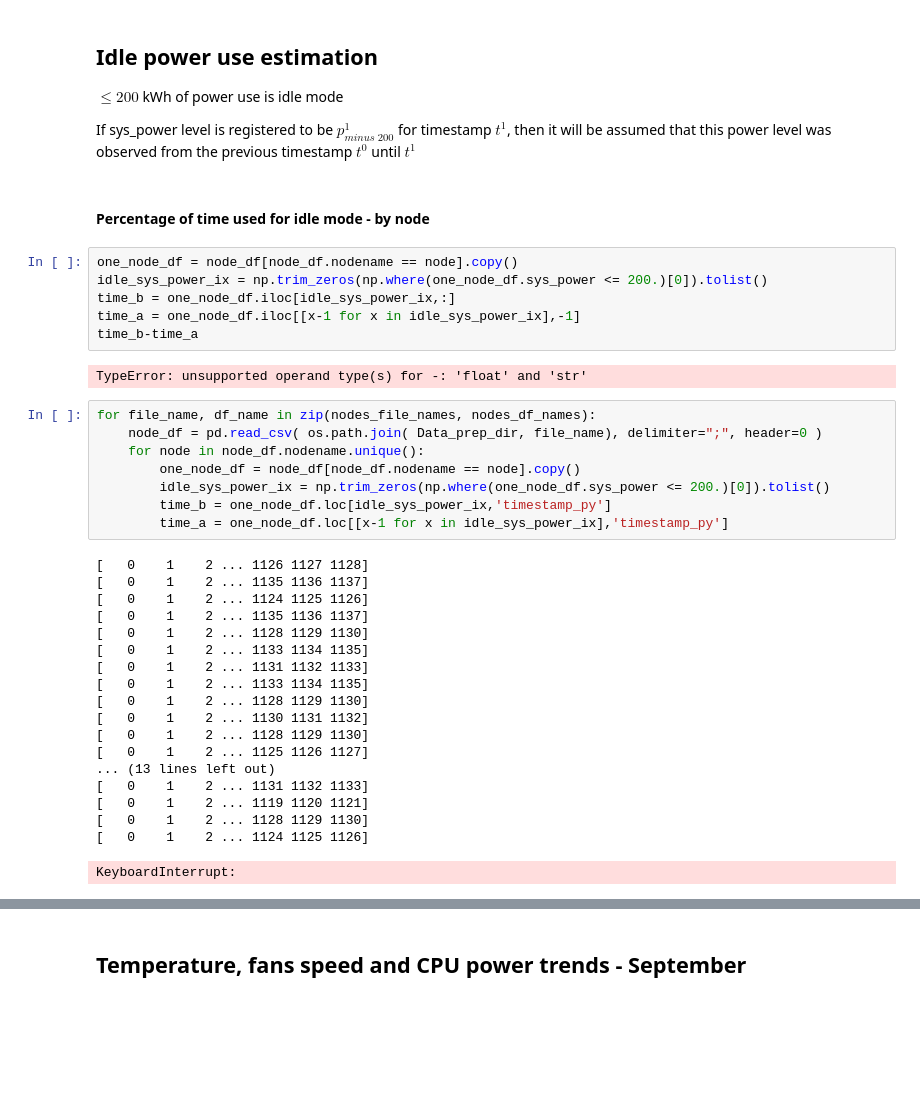
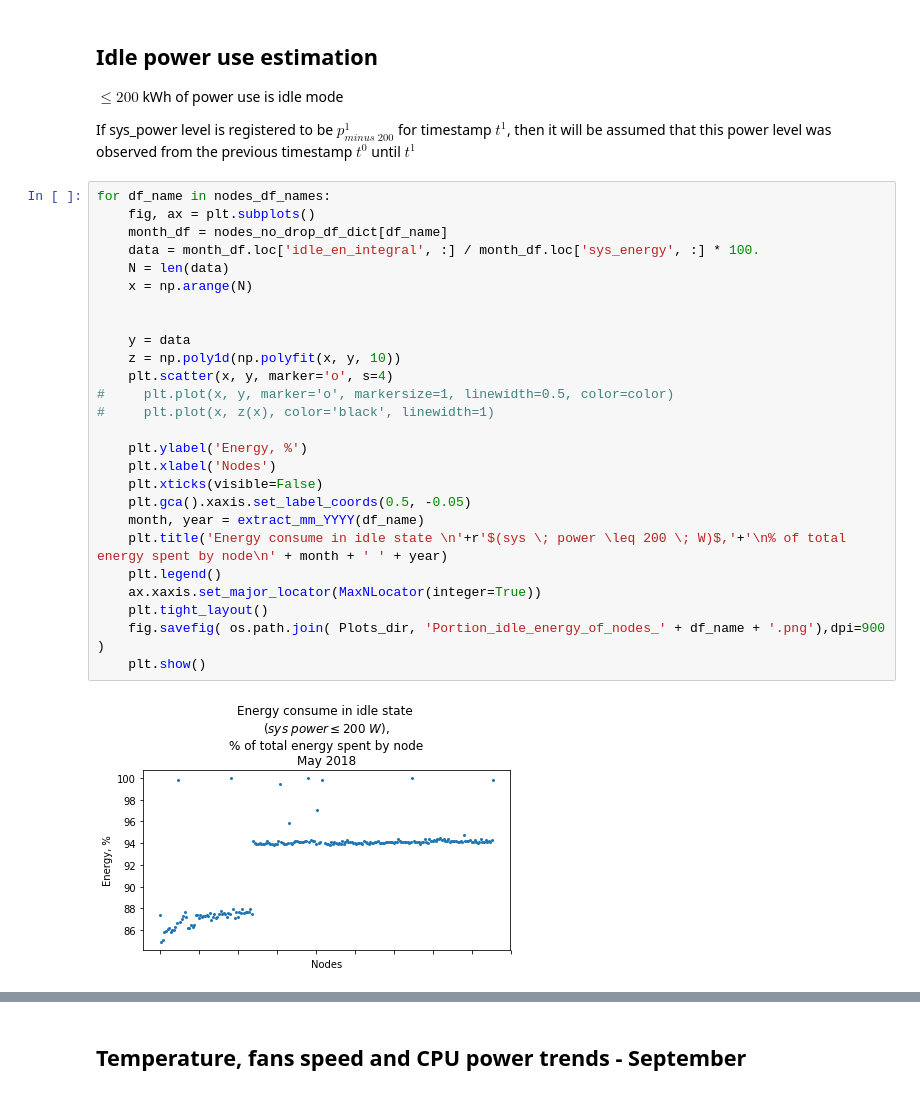
Before and after one commit to Anastasiia-Grishina/PERCCOM_Thesis, a Jupyter notebook: CRESCO 6/Visualization Nodes CRESCO 6.ipynb, the cells around one changed output, grey strips where cells are left out. Saved outputs shown, nothing was run; the diff lists cells and outputs as text; blank space fills up the shorter version.

```diff
--- a/CRESCO 6/Visualization Nodes CRESCO 6.ipynb
+++ b/CRESCO 6/Visualization Nodes CRESCO 6.ipynb
@@ -821,40 +698,31 @@ $\leq 200$ kWh of power use is idle mode
 
 
 If sys_power level is registered to be $p^1_{{minus\;200}}$ for timestamp $t^1$, then it will be assumed that this power level was observed from the previous timestamp $t^0$ until $t^1$
-# %% [markdown]
-#### Percentage of time used for idle mode - by node
-# %%
-one_node_df = node_df[node_df.nodename == node].copy()
-idle_sys_power_ix = np.trim_zeros(np.where(one_node_df.sys_power <= 200.)[0]).tolist()
-time_b = one_node_df.iloc[idle_sys_power_ix,:]
-time_a = one_node_df.iloc[[x-1 for x in idle_sys_power_ix],-1]
-time_b-time_a
-# %% [output]
-TypeError: unsupported operand type(s) for -: 'float' and 'str'
-# %%
-for file_name, df_name in zip(nodes_file_names, nodes_df_names):
-    node_df = pd.read_csv( os.path.join( Data_prep_dir, file_name), delimiter=";", header=0 )
-    for node in node_df.nodename.unique():
-        one_node_df = node_df[node_df.nodename == node].copy()
-        idle_sys_power_ix = np.trim_zeros(np.where(one_node_df.sys_power <= 200.)[0]).tolist()
-        time_b = one_node_df.loc[idle_sys_power_ix,'timestamp_py']
-        time_a = one_node_df.loc[[x-1 for x in idle_sys_power_ix],'timestamp_py']
-# %% [output]
-[   0    1    2 ... 1126 1127 1128]
-[   0    1    2 ... 1135 1136 1137]
-[   0    1    2 ... 1124 1125 1126]
-[   0    1    2 ... 1135 1136 1137]
-[   0    1    2 ... 1128 1129 1130]
-[   0    1    2 ... 1133 1134 1135]
-[   0    1    2 ... 1131 1132 1133]
-[   0    1    2 ... 1133 1134 1135]
-[   0    1    2 ... 1128 1129 1130]
-[   0    1    2 ... 1130 1131 1132]
-[   0    1    2 ... 1128 1129 1130]
-[   0    1    2 ... 1125 1126 1127]
-... (13 lines left out)
-[   0    1    2 ... 1131 1132 1133]
-[   0    1    2 ... 1119 1120 1121]
-[   0    1    2 ... 1128 1129 1130]
-[   0    1    2 ... 1124 1125 1126]
-KeyboardInterrupt:
+# %%
+for df_name in nodes_df_names:
+    fig, ax = plt.subplots()
+    month_df = nodes_no_drop_df_dict[df_name]
+    data = month_df.loc['idle_en_integral', :] / month_df.loc['sys_energy', :] * 100.
+    N = len(data)
+    x = np.arange(N)
+
+
+    y = data
+    z = np.poly1d(np.polyfit(x, y, 10))
+    plt.scatter(x, y, marker='o', s=4)
+#     plt.plot(x, y, marker='o', markersize=1, linewidth=0.5, color=color)
+#     plt.plot(x, z(x), color='black', linewidth=1)
+
+    plt.ylabel('Energy, %')
+    plt.xlabel('Nodes')
+    plt.xticks(visible=False)
+    plt.gca().xaxis.set_label_coords(0.5, -0.05)
+    month, year = extract_mm_YYYY(df_name)
+    plt.title('Energy consume in idle state \n'+r'$(sys \; power \leq 200 \; W)$,'+'\n% of total energy spent by node\n' + month + ' ' + year)
+    plt.legend()
+    ax.xaxis.set_major_locator(MaxNLocator(integer=True))
+    plt.tight_layout()
+    fig.savefig( os.path.join( Plots_dir, 'Portion_idle_energy_of_nodes_' + df_name + '.png'),dpi=900 )
+    plt.show()
+# %% [output]
+[figure, added]
```
Also changed, not shown: parts of 30 cells of this notebook, 2 other files.
